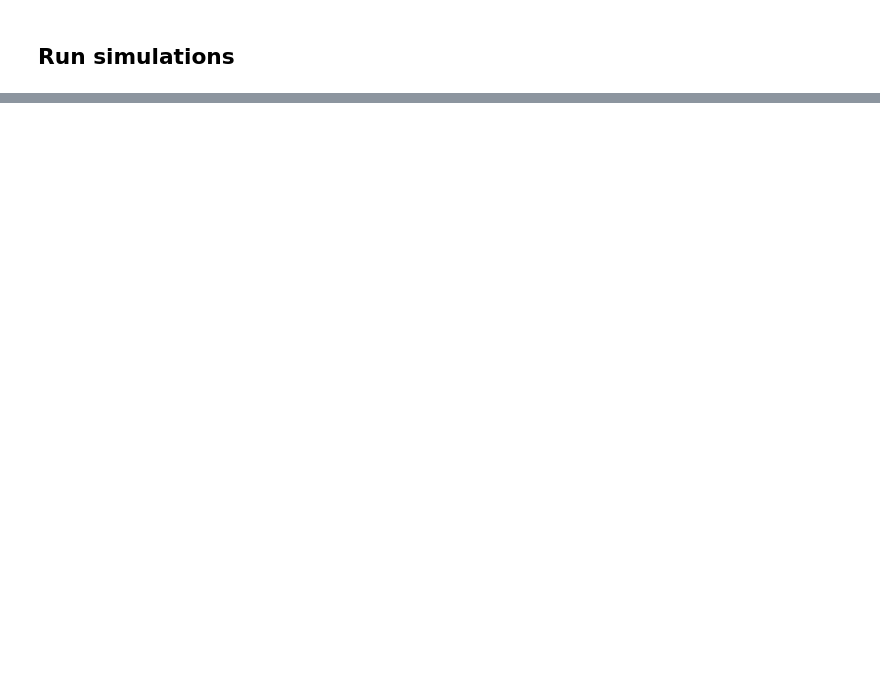
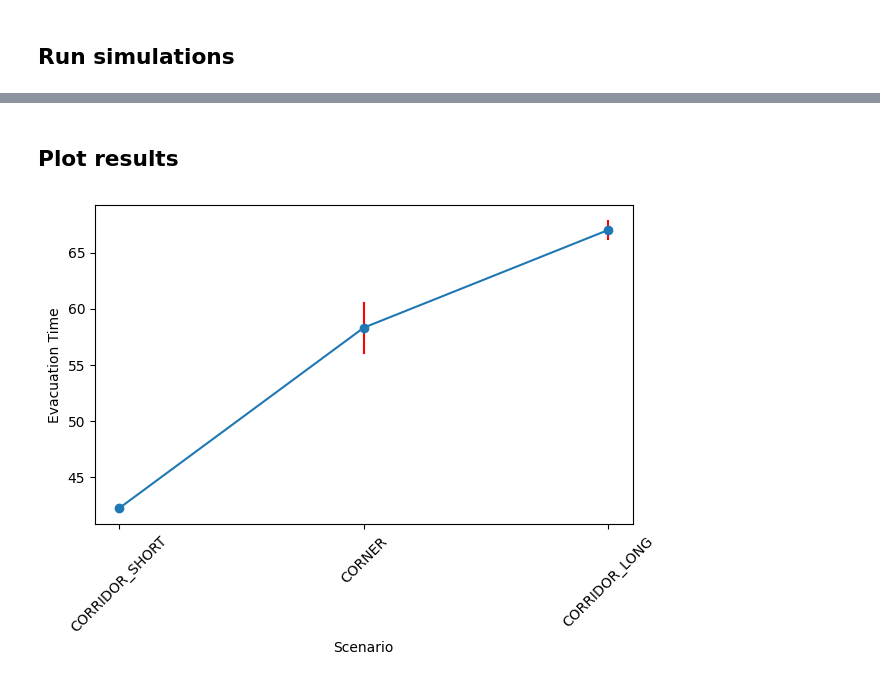
Before and after one commit to PedestrianDynamics/CFM2, a Jupyter notebook: notebooks/assignement6.ipynb, the cells around one changed output, grey strips where cells are left out. Drawn from its saved outputs; the diff is of its cells as text; code cells hidden in the pictures; blank space fills up the shorter version.

```diff
--- a/notebooks/assignement6.ipynb
+++ b/notebooks/assignement6.ipynb
@@ -280,0 +268,27 @@ plt.plot([scenario.type.name for scenario in scenarios], evac_times, "o-")
+# %%
+import random
+
+evac_times = {}
+num_reps = 3
+for scenario_type, details in scenario_details.items():
+    evac_times[scenario_type.name] = []
+
+    for _ in range(num_reps):
+        seed = random.randint(1, 10000)
+        positions = jps.distributions.distribute_by_number(
+            polygon=details["area"],
+            number_of_agents=num_agents,
+            distance_to_agents=0.4,
+            distance_to_polygon=0.3,
+            seed=seed,
+        )
+        s = Scenario(
+            type=scenario_type,
+            area=details["area"],
+            exit=details["exit"],
+            positions=positions,
+            waypoints=details["waypoints"],
+            seed=seed,
+        )
+        evac_time = s.run_simulation()
+        evac_times[scenario_type.name].append(evac_time)
@@ -280,0 +314,21 @@ plt.plot([scenario.type.name for scenario in scenarios], evac_times, "o-")
+# %% [markdown]
+## Plot results
+# %%
+import numpy as np
+
+mean_evac_times = {scenario: np.mean(times) for scenario, times in evac_times.items()}
+std_dev_evac_times = {scenario: np.std(times) for scenario, times in evac_times.items()}
+
+scenario_names = [scenario.type.name for scenario in scenarios]
+means = [mean_evac_times[scenario.type.name] for scenario in scenarios]
+std_devs = [std_dev_evac_times[scenario.type.name] for scenario in scenarios]
+
+plt.errorbar(scenario_names, means, yerr=std_devs, fmt="o-", ecolor="red")
+
+plt.xlabel("Scenario")
+plt.ylabel("Evacuation Time")
+plt.xticks(rotation=45)
+plt.tight_layout()
+plt.show()
+# %% [output]
+[figure, added]
```
Also changed, not shown: parts of 11 cells of this notebook.
